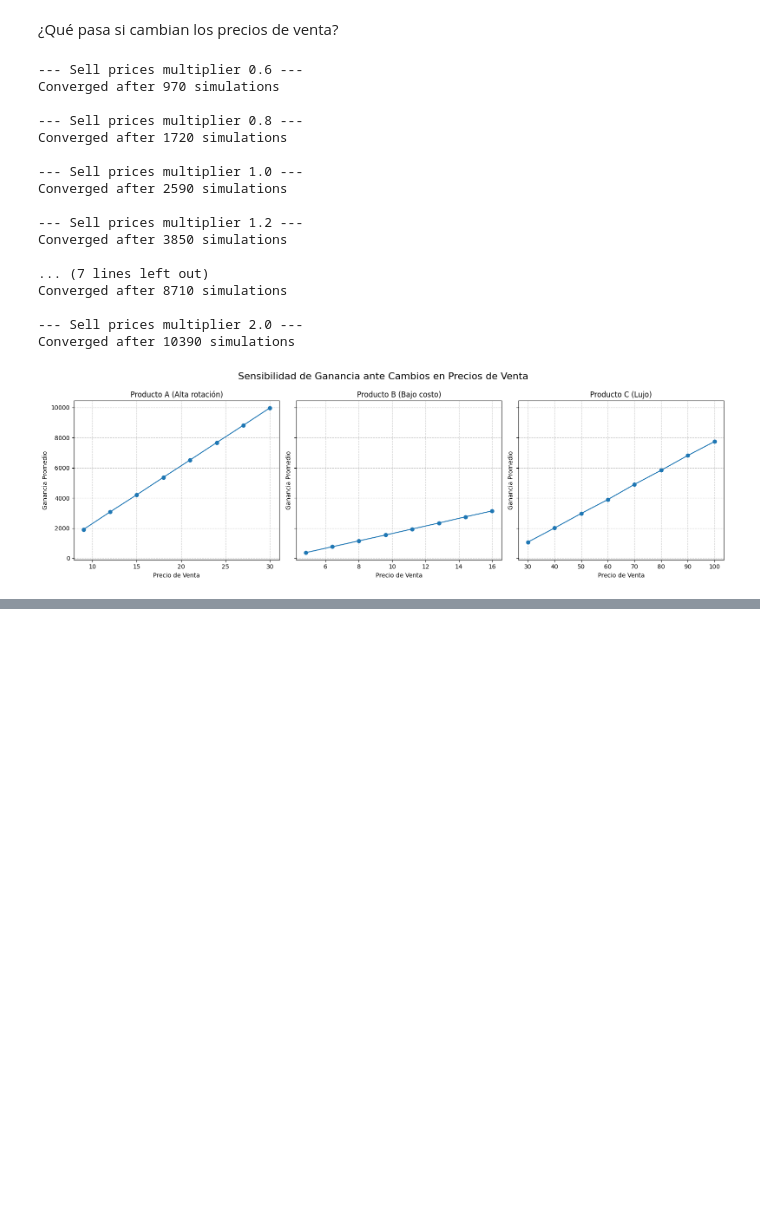
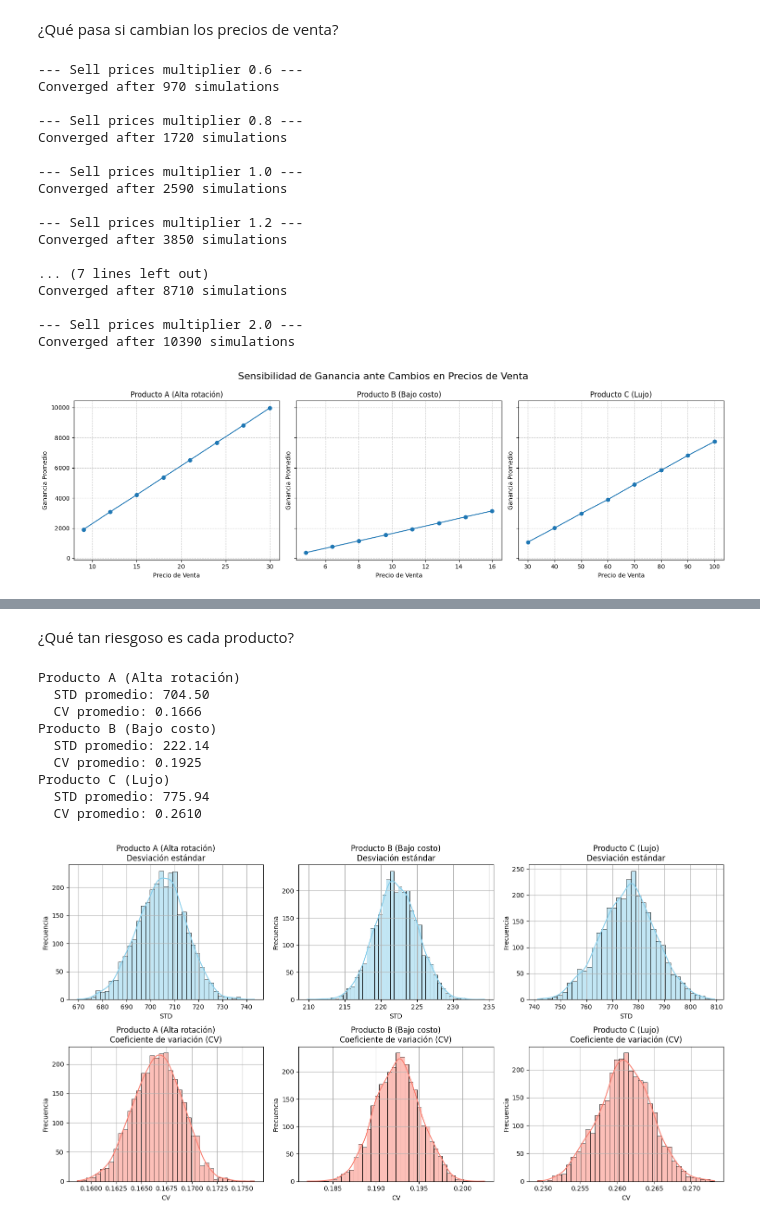
Before and after one commit to gaboCiber/Inventory_Stock, a Jupyter notebook: inventory2.ipynb, the cells around one changed output, grey strips where cells are left out. Drawn from its saved outputs; the diff is of its cells as text; code cells hidden in the pictures; blank space fills up the shorter version.

```diff
--- a/inventory2.ipynb
+++ b/inventory2.ipynb
@@ -518,0 +574,78 @@ Converged after 10390 simulations
+# %% [markdown]
+¿Qué tan riesgoso es cada producto?
+# %%
+def bootstrap_risky_product(data_per_product_dm):
+    rng = np.random.default_rng(seed=42)
+    n_bootstrap = 3000
+    bootstrap_results = {}
+
+    for product in data_per_product_dm:
+        profits = data_per_product_dm[product]["net_profit"]
+        profits = np.array(profits)
+
+        if profits.ndim != 1:
+            raise ValueError(f"Las ganancias para {product} no son un vector 1D.")
+
+        stds = []
+        cvs = []
+        for _ in range(n_bootstrap):
+            sample = rng.choice(profits, size=profits.shape[0], replace=True)
+            std = np.std(sample)
+            mean = np.mean(sample)
+            cv = std / mean if mean != 0 else np.nan
+            stds.append(std)
+            cvs.append(cv)
+
+        bootstrap_results[product] = {
+            "std_mean": np.mean(stds),
+            "cv_mean": np.mean(cvs),
+            "std_samples": stds,
+            "cv_samples": cvs
+        }
+
+    # Mostrar resultados
+    for product, stats in bootstrap_results.items():
+        print(f"{product}")
+        print(f"  STD promedio: {stats['std_mean']:.2f}")
+        print(f"  CV promedio: {stats['cv_mean']:.4f}")
+
+    return bootstrap_results
+
+def plot_bootsrtap_risky(bootstrap_results):
+
+    products = list(bootstrap_results.keys())
+
+    fig, axes = plt.subplots(2, len(products), figsize=(5 * len(products), 8))
+
+    for i, product in enumerate(products):
+        # Histograma de desviaciones estándar
+        sns.histplot(bootstrap_results[product]["std_samples"], kde=True, ax=axes[0, i], color='skyblue')
+        axes[0, i].set_title(f"{product}\nDesviación estándar")
+        axes[0, i].set_xlabel("STD")
+        axes[0, i].set_ylabel("Frecuencia")
+        axes[0, i].grid(True)
+
+        # Histograma de coeficiente de variación
+        sns.histplot(bootstrap_results[product]["cv_samples"], kde=True, ax=axes[1, i], color='salmon')
+        axes[1, i].set_title(f"{product}\nCoeficiente de variación (CV)")
+        axes[1, i].set_xlabel("CV")
+        axes[1, i].set_ylabel("Frecuencia")
+        axes[1, i].grid(True)
+
+    plt.tight_layout()
+    plt.show()
+
+
+bootstrap_risky_results = bootstrap_risky_product(data_per_product_dm)
+plot_bootsrtap_risky(bootstrap_risky_product)
+# %% [output]
+Producto A (Alta rotación)
+  STD promedio: 704.50
+  CV promedio: 0.1666
+Producto B (Bajo costo)
+  STD promedio: 222.14
+  CV promedio: 0.1925
+Producto C (Lujo)
+  STD promedio: 775.94
+  CV promedio: 0.2610
+[figure, added]
```
Also changed, not shown: parts of 10 cells of this notebook, 15 other files.
